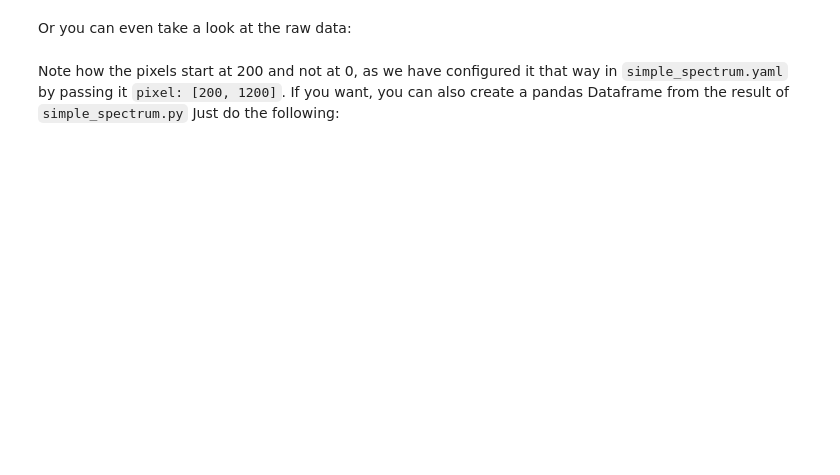
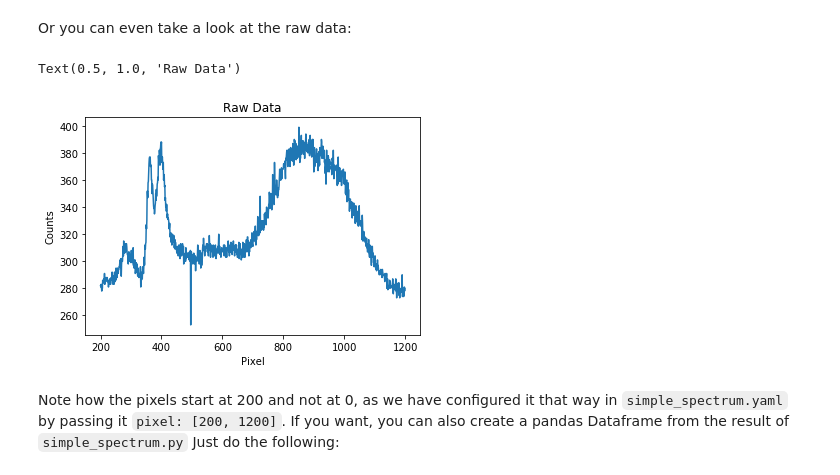
Before and after one commit to deisi/pysfg, a Jupyter notebook: templates/Tutorial.ipynb, the cells around one changed output. Cells and saved outputs as stored; diff of their text form; code cells hidden in the pictures; blank space fills up the shorter version.

```diff
--- a/templates/Tutorial.ipynb
+++ b/templates/Tutorial.ipynb
@@ -214,9 +274,12 @@ Or you can even take a look at the raw data:
 # %%
 fig, ax = plt.subplots()
 plt.plot(sc.pixel, sc.intensity)
 plt.xlabel('Pixel')
 plt.ylabel('Counts')
-plt.title('Normalization')
+plt.title('Raw Data')
+# %% [output]
+Text(0.5, 1.0, 'Raw Data')
+[figure, added]
 # %% [markdown]
 Note how the pixels start at 200 and not at 0, as we have configured it that way in `simple_spectrum.yaml` by passing it `pixel: [200, 1200]`. If you want, you can also create a pandas Dataframe from the result of `simple_spectrum.py` Just do the following:
 # %%
```
Also changed, not shown: parts of 33 cells of this notebook, 11 other files.
